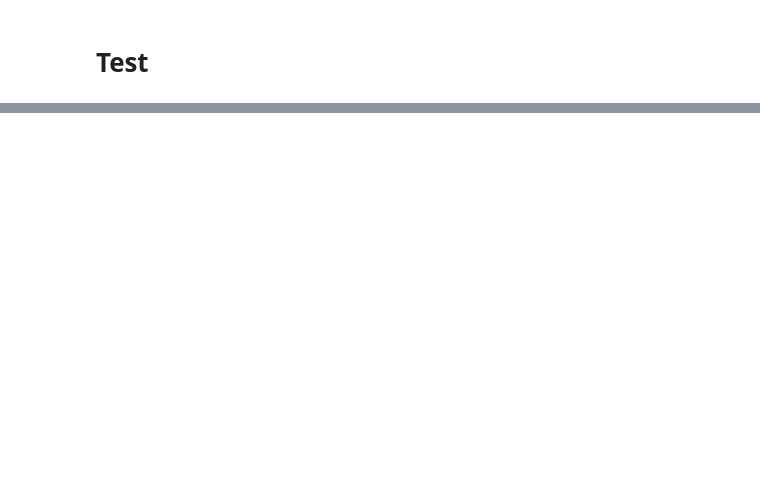
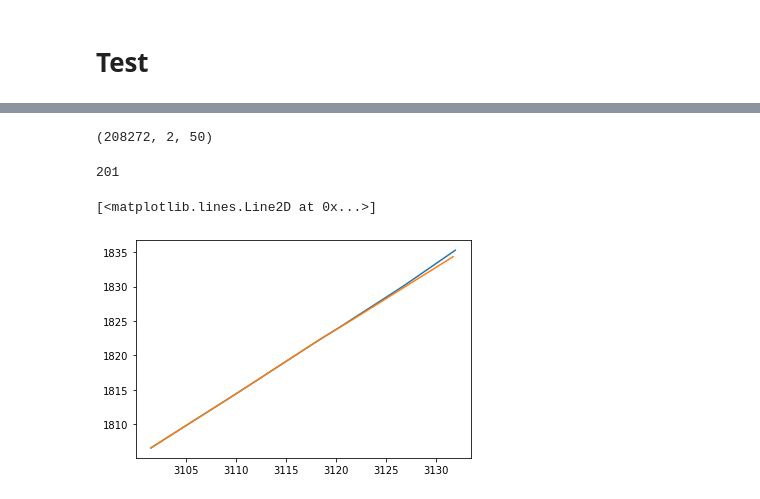
Before and after one commit to KangGao1997/LSTM-ED-Based-Trajectory-Prediction, a Jupyter notebook: LSTMED_train_test.ipynb, the cells around one changed output, grey strips where cells are left out. Cells and saved outputs as stored; diff of their text form; code cells hidden in the pictures; blank space fills up the shorter version.

```diff
--- a/LSTMED_train_test.ipynb
+++ b/LSTMED_train_test.ipynb
@@ -442,0 +292,4 @@ np.save("sccc.npy",np.ones(1000))
+# %%
+for i in range(len(predict)):
+    for j in range(predict[i].size()[0]):
+        results[i*1000+j] = predict[i][j].detach().numpy()
@@ -442,0 +316,21 @@ np.save("sccc.npy",np.ones(1000))
+# %%
+tra = trajectory
+tra.shape
+# %% [output]
+(208272, 2, 50)
+# %%
+predicted_tras = np.zeros(tra.shape)
+# %%
+predicted_tras[:,:,0:30] = tra[:,:,0:30]
+for i in range(30,50):
+    predicted_tras[:,:,i] = predicted_tras[:,:,i-1] + results[:,:,i-30]*0.1
+# %%
+np.arange(1,208272,10)[20]
+# %% [output]
+201
+# %%
+plt.plot(predicted_tras[201,0],predicted_tras[201,1])
+plt.plot(tra[201,0],tra[201,1])
+# %% [output]
+[<matplotlib.lines.Line2D at 0x...>]
+[figure, added]
```
Also changed, not shown: parts of 55 cells of this notebook, 1 other file.
